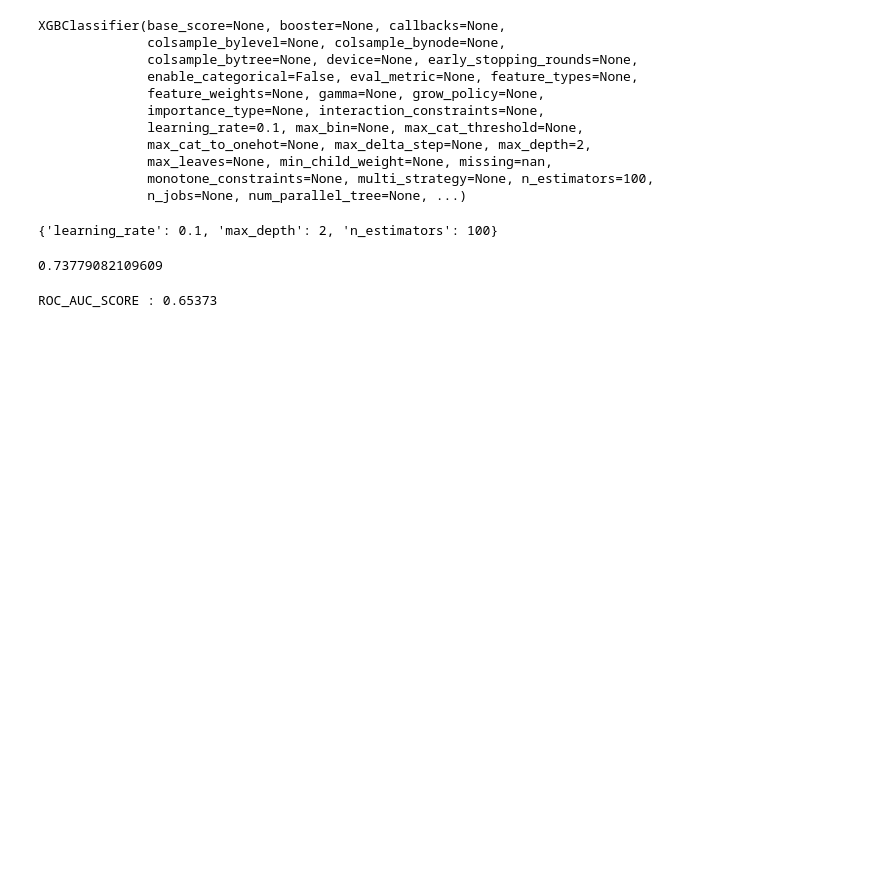
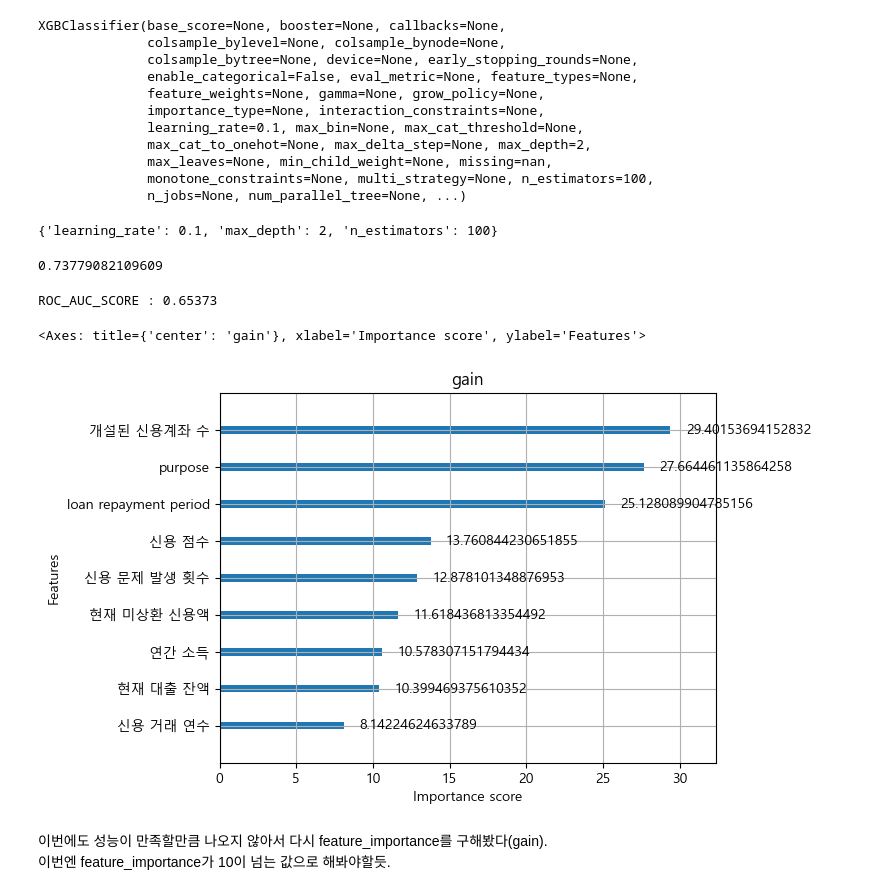
Before and after one commit to jayiuk/default-pred, a Jupyter notebook: modeling1.ipynb, the cells around one changed output. Drawn from its saved outputs; the diff is of its cells as text; code cells hidden in the pictures; blank space fills up the shorter version.

```diff
--- a/modeling1.ipynb
+++ b/modeling1.ipynb
@@ -352,0 +353,8 @@ sample2.to_csv('./samplesubmission2.csv', index = False)
+# %%
+xgboost.plot_importance(xgb_esti2, importance_type='gain', title = 'gain')
+# %% [output]
+<Axes: title={'center': 'gain'}, xlabel='Importance score', ylabel='Features'>
+[figure, added]
+# %% [markdown]
+이번에도 성능이 만족할만큼 나오지 않아서 다시 feature_importance를 구해봤다(gain).\
+이번엔 feature_importance가 10이 넘는 값으로 해봐야할듯.
```
Also changed, not shown: parts of 14 cells of this notebook.
